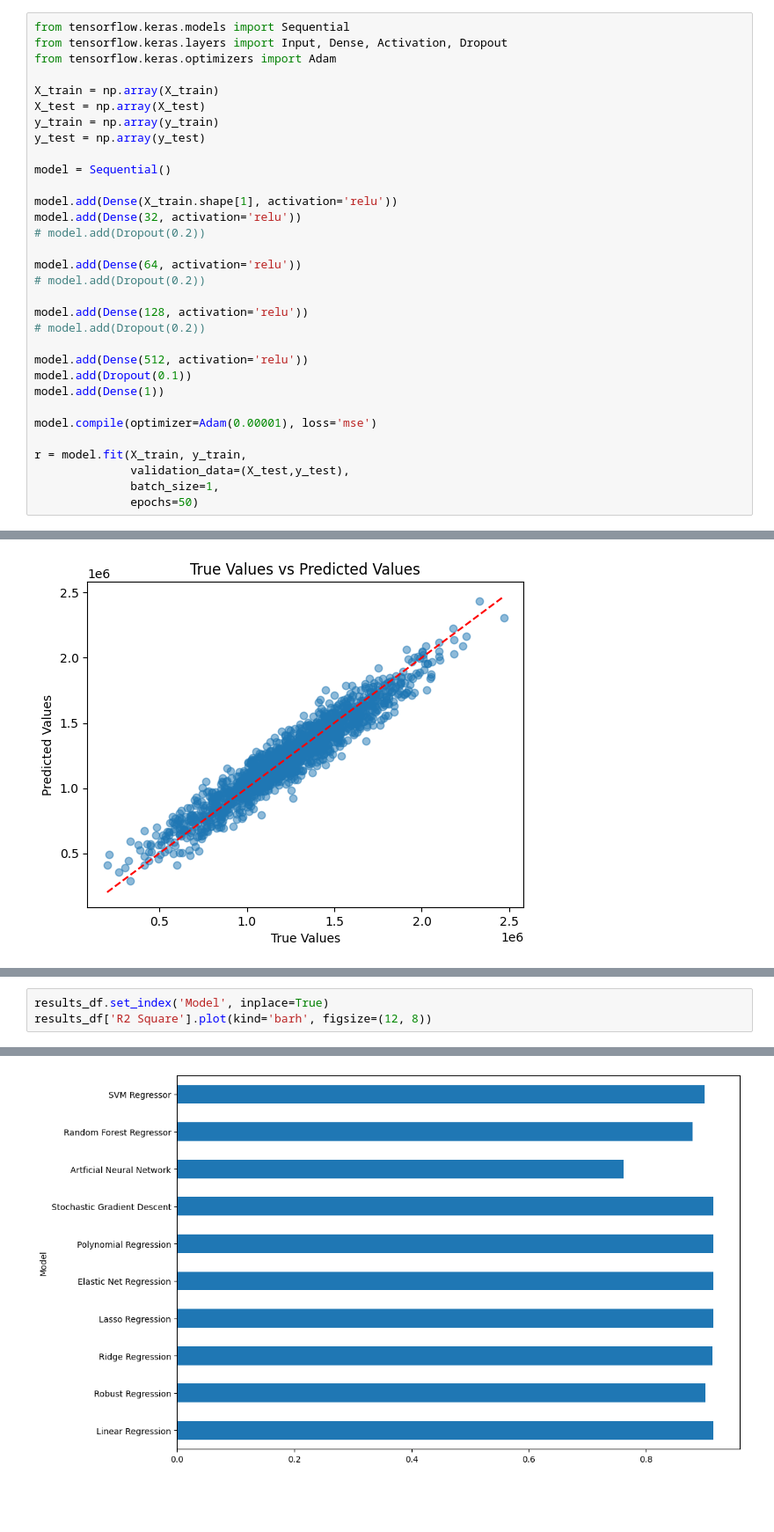
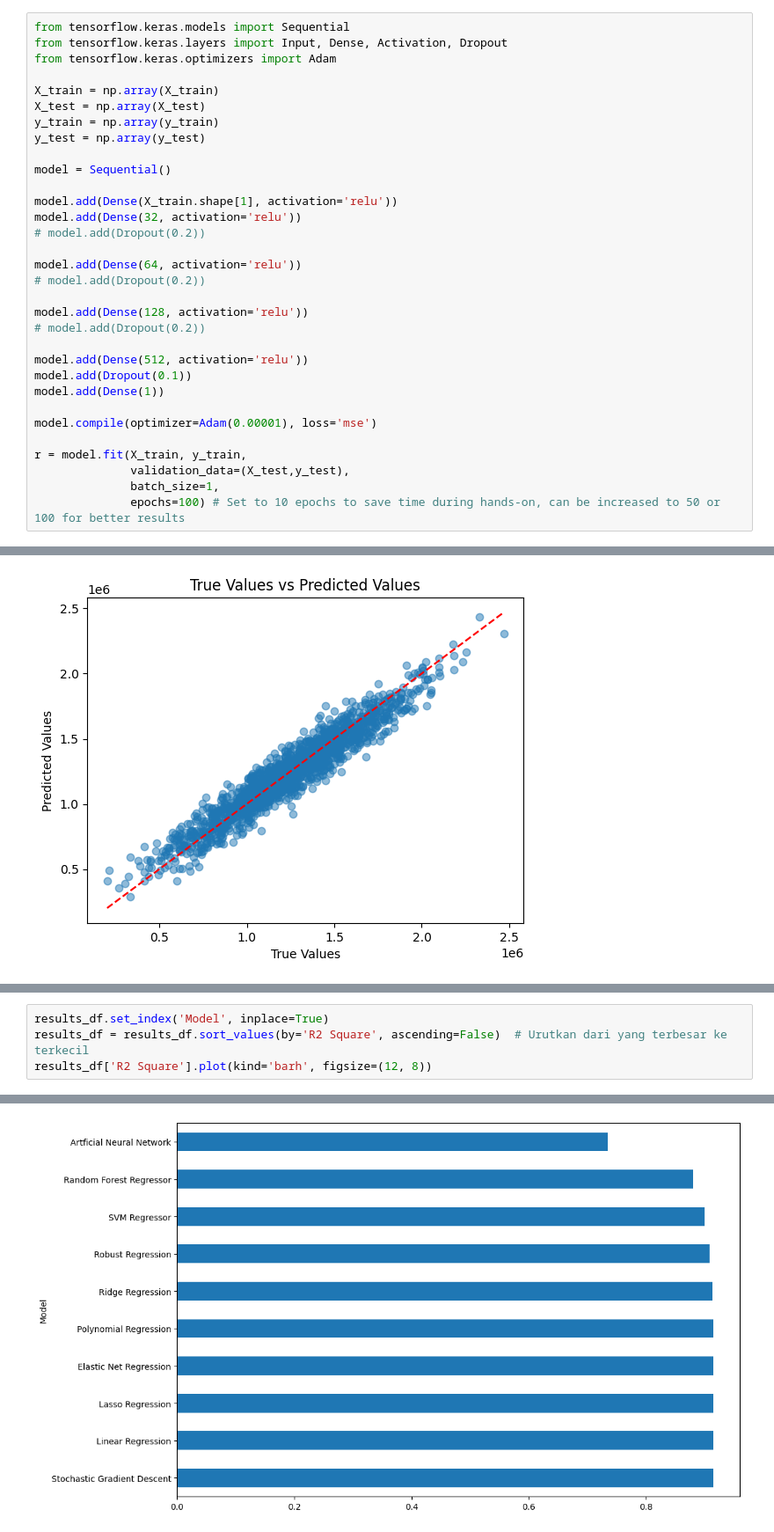
Before and after one commit to andrybrew/data-science-machine-learning-BI, a Jupyter notebook: ML/002_Regression.ipynb, the cells around one changed output, grey strips where cells are left out. Shown at 88% size. Cells and saved outputs as stored; diff of their text form; blank space fills up the shorter version.

```diff
--- a/ML/002_Regression.ipynb
+++ b/ML/002_Regression.ipynb
@@ -664,6 +666,6 @@ model.compile(optimizer=Adam(0.00001), loss='mse')
 r = model.fit(X_train, y_train,
               validation_data=(X_test,y_test),
               batch_size=1,
-              epochs=50)
+              epochs=100) # Set to 10 epochs to save time during hands-on, can be increased to 50 or 100 for better results
 # %% [output]
 Epoch 1/50
@@ -846,6 +848,7 @@ results_df
 # %%
 results_df.set_index('Model', inplace=True)
+results_df = results_df.sort_values(by='R2 Square', ascending=False)  # Urutkan dari yang terbesar ke terkecil
 results_df['R2 Square'].plot(kind='barh', figsize=(12, 8))
 # %% [output]
 <Axes: ylabel='Model'>
-[figure, old version]
+[figure, new version]
```
Also changed, not shown: parts of 36 cells of this notebook.
